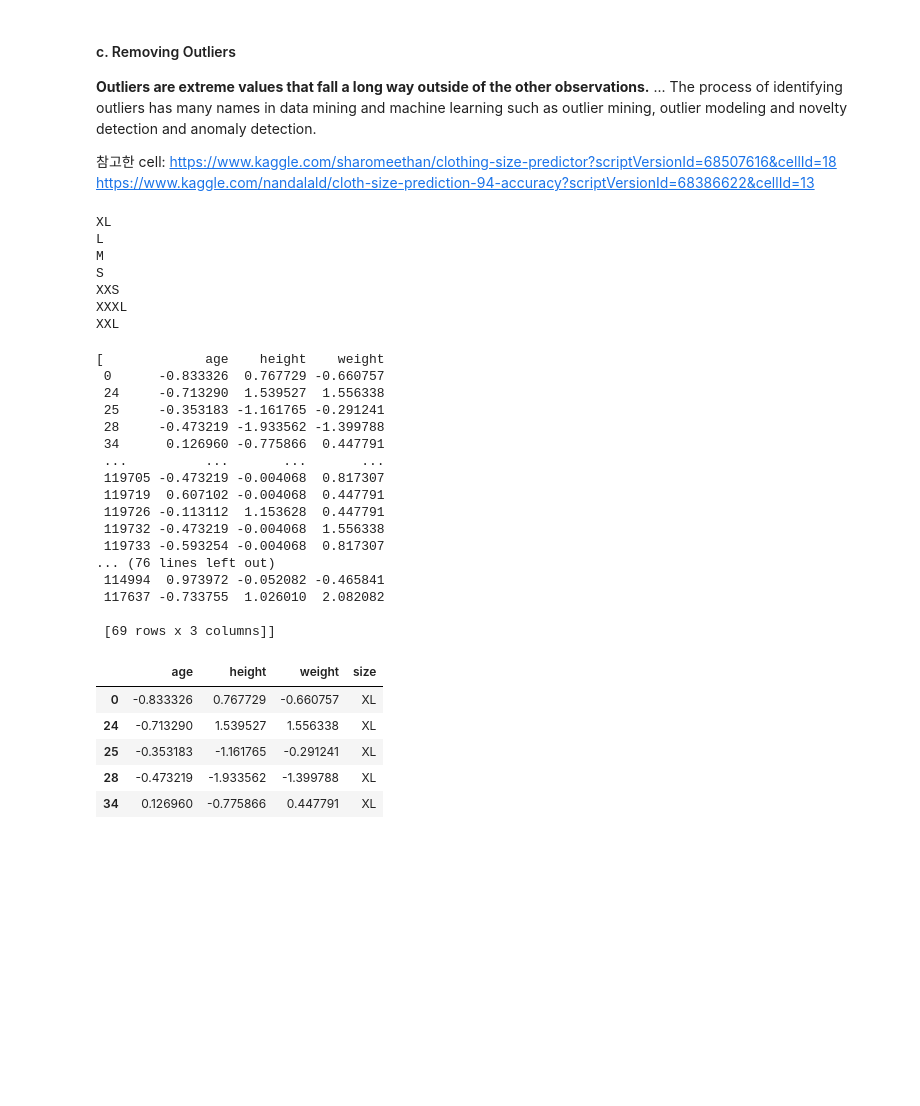
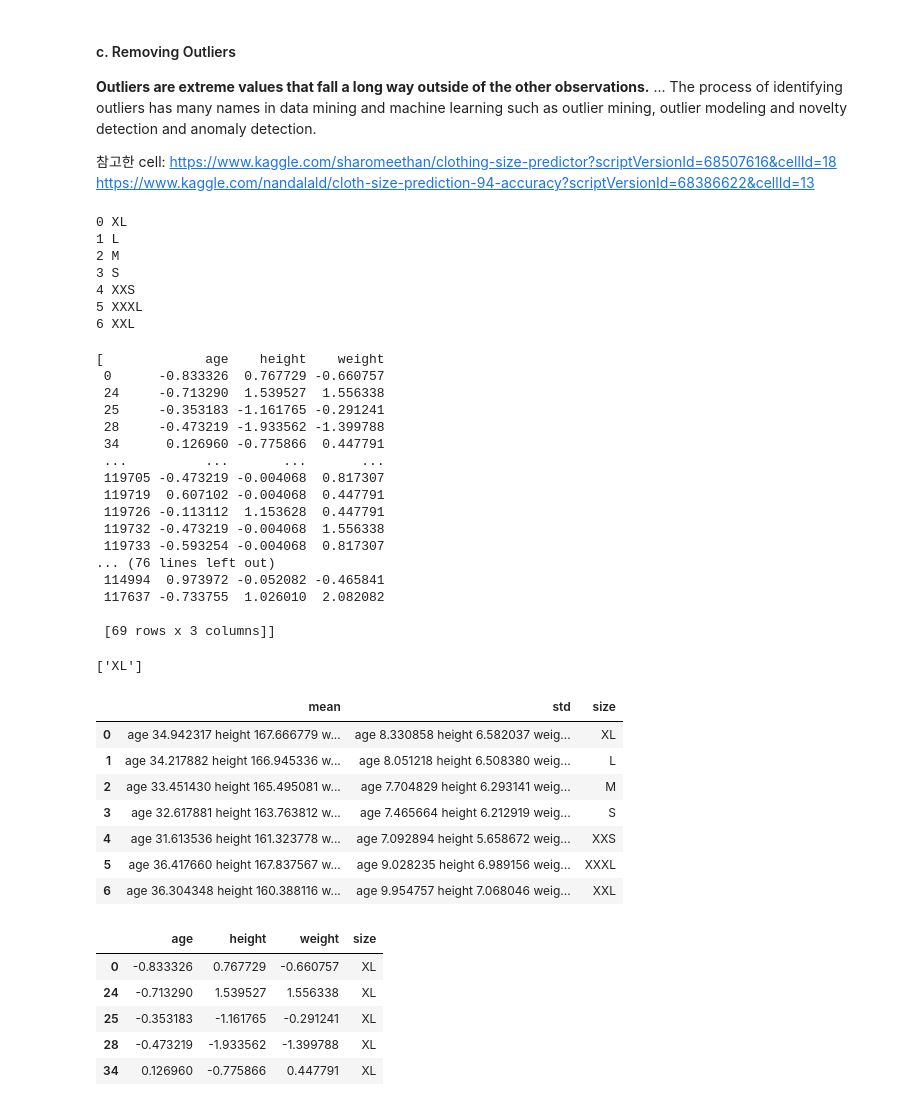
Before and after one commit to Nayoung-young/kaggle_practice, a Jupyter notebook: Clothes_Size_Prediction.ipynb, the cells around one changed output. Drawn from its saved outputs; the diff is of its cells as text; code cells hidden in the pictures; blank space fills up the shorter version.

```diff
--- a/Clothes_Size_Prediction.ipynb
+++ b/Clothes_Size_Prediction.ipynb
@@ -125,24 +125,32 @@ https://www.kaggle.com/nandalald/cloth-size-prediction-94-accuracy?scriptVersion
 # Outlier(사이즈)를 삭제(na로 변경?)하기 위한 근거로 각각의 Z-score를 계산하는 과정
 dfs = []
 sizes = []
+info = {'mean': [], 'std': [], 'size': []} #딕셔너리로 해서 이따가 dataframe으로 만들 것임!
 
+loop_n = 0
 for size_type in data['size'].unique():
-  print(size_type)
+  print(loop_n, size_type)
   sizes.append(size_type) # sizes = [XL, L, M, S, XXS, XXXL, XXL]
-  ndf = data[['age', 'height', 'weight']][data['size'] == size_type]
+  ndf = data[['age', 'height', 'weight']][data['size'] == size_type] # 각 size_type에 맞는 행을 data에서 모두 뽑아내고,
   zscore = ((ndf - ndf.mean()) / ndf.std()) # 이때 ndf는 판다스 데이터프레임 형태 (https://pandas.pydata.org/docs/reference/api/pandas.DataFrame.html)
+
+  info['size'].append(size_type)
+  info['mean'].append(ndf.mean())
+  info['std'].append(ndf.std())
+
   dfs.append(zscore)
+  loop_n += 1
 
 dfs
 # dfs는 각 사이즈에 해당하는 모든 age, weight, height 값의 z-score를 담고 있는 리스트
 # %% [output]
-XL
-L
-M
-S
-XXS
-XXXL
-XXL
+0 XL
+1 L
+2 M
+3 S
+4 XXS
+5 XXXL
+6 XXL
 [             age    height    weight
  0      -0.833326  0.767729 -0.660757
  24     -0.713290  1.539527  1.556338
@@ -160,6 +168,25 @@ XXL
  117637 -0.733755  1.026010  2.082082
 
  [69 rows x 3 columns]]
+# %%
+# test
+info = {'size': [], 'mean': [], 'std': []}
+info['size'].append('XL')
+info['size']
+# %% [output]
+['XL']
+# %%
+info_df = pd.DataFrame(data = info)
+info_df
+# %% [output]
+|  | mean | std | size |
+| 0 | age 34.942317 height 167.666779 w... | age 8.330858 height 6.582037 weig... | XL |
+| 1 | age 34.217882 height 166.945336 w... | age 8.051218 height 6.508380 weig... | L |
+| 2 | age 33.451430 height 165.495081 w... | age 7.704829 height 6.293141 weig... | M |
+| 3 | age 32.617881 height 163.763812 w... | age 7.465664 height 6.212919 weig... | S |
+| 4 | age 31.613536 height 161.323778 w... | age 7.092894 height 5.658672 weig... | XXS |
+| 5 | age 36.417660 height 167.837567 w... | age 9.028235 height 6.989156 weig... | XXXL |
+| 6 | age 36.304348 height 160.388116 w... | age 9.954757 height 7.068046 weig... | XXL |
 # %%
 # removing Outliers
 # Z-score가 너무 크거나 작은 값을 조정(?)
```
Also changed, not shown: parts of 21 cells of this notebook.
